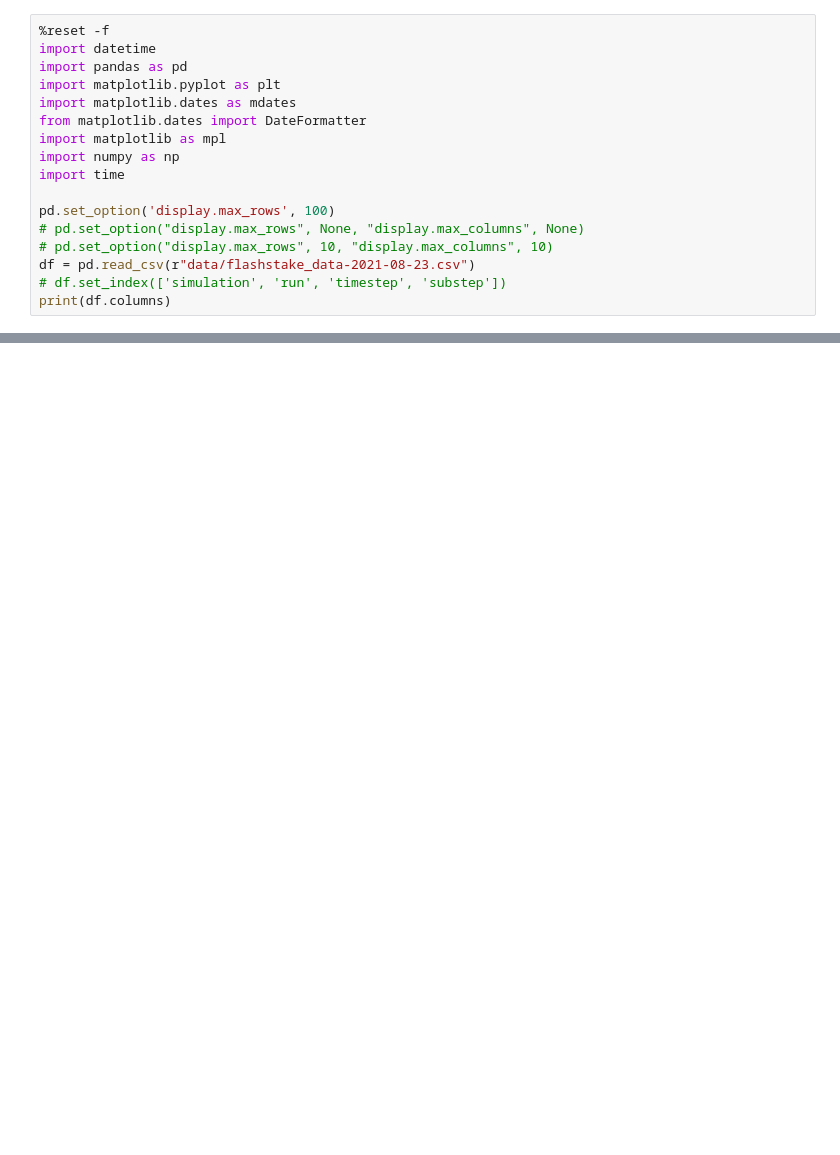
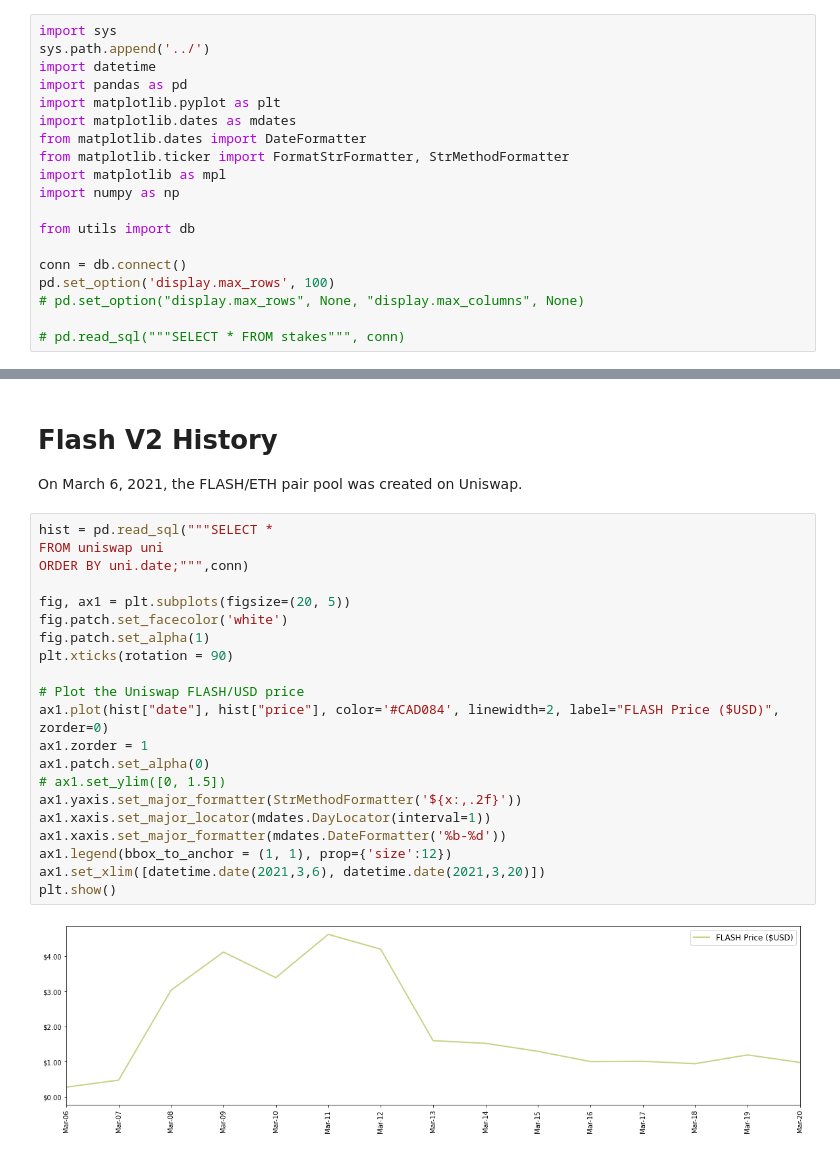
Before and after one commit to seanbhart/flashV2-analysis, a Jupyter notebook: FlashV2_Analysis.ipynb, the cells around one changed output, grey strips where cells are left out. Saved outputs shown, nothing was run; the diff lists cells and outputs as text; blank space fills up the shorter version.

Commit message:
partial uniswaptx table added

```diff
--- a/FlashV2_Analysis.ipynb
+++ b/FlashV2_Analysis.ipynb
@@ -1,17 +1,19 @@
 # %%
-%reset -f
+import sys
+sys.path.append('../')
 import datetime
 import pandas as pd
 import matplotlib.pyplot as plt
 import matplotlib.dates as mdates
 from matplotlib.dates import DateFormatter
+from matplotlib.ticker import FormatStrFormatter, StrMethodFormatter
 import matplotlib as mpl
 import numpy as np
-import time
 
+from utils import db
+
+conn = db.connect()
 pd.set_option('display.max_rows', 100)
 # pd.set_option("display.max_rows", None, "display.max_columns", None)
-# pd.set_option("display.max_rows", 10, "display.max_columns", 10)
-df = pd.read_csv(r"data/flashstake_data-2021-08-23.csv")
-# df.set_index(['simulation', 'run', 'timestep', 'substep'])
-print(df.columns)
+
+# pd.read_sql("""SELECT * FROM stakes""", conn)
@@ -198,0 +29,26 @@ plt.show()
+# %% [markdown]
+# Flash V2 History
+On March 6, 2021, the FLASH/ETH pair pool was created on Uniswap.
+# %%
+hist = pd.read_sql("""SELECT *
+FROM uniswap uni
+ORDER BY uni.date;""",conn)
+
+fig, ax1 = plt.subplots(figsize=(20, 5))
+fig.patch.set_facecolor('white')
+fig.patch.set_alpha(1)
+plt.xticks(rotation = 90)
+
+# Plot the Uniswap FLASH/USD price
+ax1.plot(hist["date"], hist["price"], color='#CAD084', linewidth=2, label="FLASH Price ($USD)", zorder=0)
+ax1.zorder = 1
+ax1.patch.set_alpha(0)
+# ax1.set_ylim([0, 1.5])
+ax1.yaxis.set_major_formatter(StrMethodFormatter('${x:,.2f}'))
+ax1.xaxis.set_major_locator(mdates.DayLocator(interval=1))
+ax1.xaxis.set_major_formatter(mdates.DateFormatter('%b-%d'))
+ax1.legend(bbox_to_anchor = (1, 1), prop={'size':12})
+ax1.set_xlim([datetime.date(2021,3,6), datetime.date(2021,3,20)])
+plt.show()
+# %% [output]
+[figure, added]
```
Also changed, not shown: parts of 21 cells of this notebook, 6 other files.
